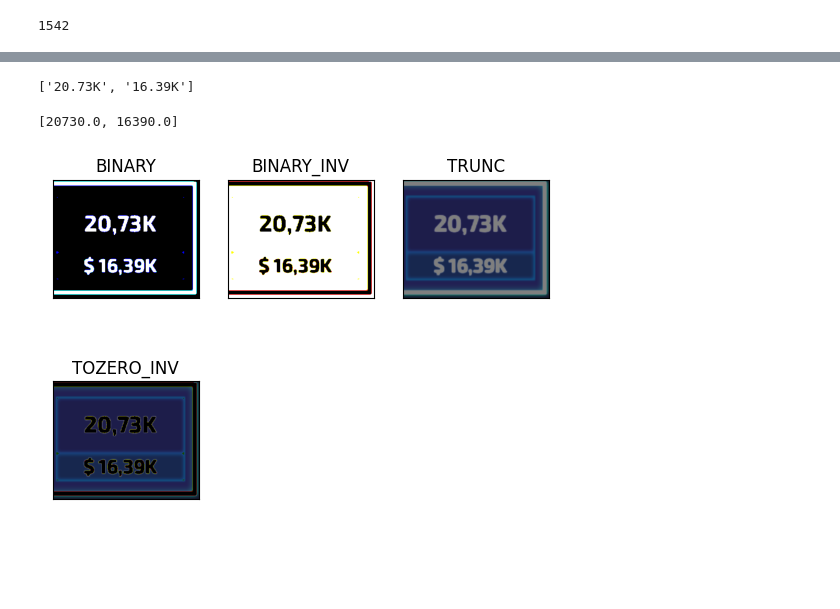
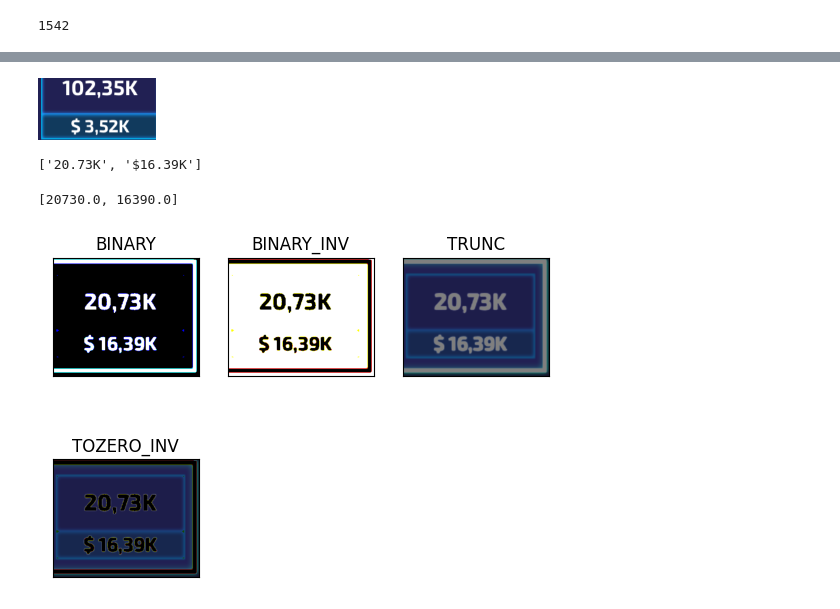
Before and after one commit to Stanslas55/TowerAiProject, a Jupyter notebook: screen_capture.ipynb, the cells around one changed output, grey strips where cells are left out. Drawn from its saved outputs; the diff is of its cells as text; code cells hidden in the pictures; blank space fills up the shorter version.

```diff
--- a/screen_capture.ipynb
+++ b/screen_capture.ipynb
@@ -46,32 +48,32 @@ pyautogui.screenshot(region=main_screen)
 # %%
-stat_box_width = 532 # 1065 / 2
-stat_box_height = 215 # 430 / 2
+stat_box_width = 532 / 2
+stat_box_height = 215 / 2
 
-X_stat_box = main_screen[0] + 1385
-Y_stat_box = 1380
+X_stat_box = main_screen[0] + 1385 / 2
+Y_stat_box = 1380 / 2
 
-stride = 10
+stride = 5
 
-X_retry = main_screen[0] + 1542
-Y_retry = 1567
+X_retry = main_screen[0] + 1542 / 2
+Y_retry = 1567 / 2
 
 # loc variables contain starting X and Y, then Width and Height of the box.
-locTL = (X_stat_box + stat_box_width / 2, Y_stat_box, stat_box_width / 2, stat_box_height)
+locTL = (X_stat_box + stat_box_width / 2, Y_stat_box + 30, stat_box_width / 2 - 15, stat_box_height - 45)
 # center variables contains the center of the boxes, to click later when needed.
 centerTL = (X_stat_box + stat_box_width / 2, Y_stat_box + stat_box_height / 2)
 
-locTR = (X_stat_box + stat_box_width + stride + stat_box_width / 2, Y_stat_box, stat_box_width / 2, stat_box_height)
+locTR = (X_stat_box + stat_box_width + stride + stat_box_width / 2, Y_stat_box + 29, stat_box_width / 2 - 15, stat_box_height - 45)
 centerTR = (X_stat_box + stat_box_width + stride + stat_box_width / 2, Y_stat_box + stat_box_height / 2)
 
-locBR = (X_stat_box + stat_box_width + stride + stat_box_width / 2, Y_stat_box + stat_box_height, stat_box_width / 2, stat_box_height)
+locBR = (X_stat_box + stat_box_width + stride + stat_box_width / 2, Y_stat_box + stat_box_height + 35, stat_box_width / 2 - 40, stat_box_height - 45)
 centerBR = (X_stat_box + stat_box_width + stride + stat_box_width / 2, Y_stat_box + stat_box_height + stat_box_height / 2)
 
 # Need to find the Sword, Shield, Star position and centers. Same proccess than before.
-X_tab_box = main_screen[0] + 1357
-Y_tab_box = 1973
+X_tab_box = main_screen[0] + 1357 / 2
+Y_tab_box = 1973 / 2
 
-tab_box_width = 279.5 #559 / 2
-tab_box_height = 106
+tab_box_width = 279.5 / 2
+tab_box_height = 106 / 2
 
 locSword = (X_tab_box, Y_tab_box, tab_box_width, tab_box_height)
 centerSword = (X_tab_box + tab_box_width / 2, Y_tab_box + tab_box_height / 2)
@@ -80,4 +82,4 @@ locShield = (X_tab_box + tab_box_width + stride / 4, Y_tab_box, tab_box_width, t
 centerShield = (X_tab_box + tab_box_width + stride / 4 + tab_box_width / 2, Y_tab_box + tab_box_height / 2)
 
 locRetry = (X_retry, Y_retry, 346, 180)
-centerRetry = (X_retry + 346 / 2, Y_retry + 180 / 2)
+centerRetry = (X_retry + 346 / 4, Y_retry + 180 / 4)
@@ -90,3 +86,7 @@ Degats.show()
+# %%
+pyautogui.screenshot(region=locTL)
+# %% [output]
+[figure, added]
 # %%
 def click(item):
     pyautogui.click(x=item[0], y=item[1], clicks=1, button='left')
@@ -104,6 +105,6 @@ import pytesseract
 # %%
 # In the case of "Dégats" we have to make this little processing.
-sleep(5)
+
 screen_to_ocr = pyautogui.screenshot(region=locTL)
 
 Degats_OCR = pytesseract.image_to_string(screen_to_ocr)
@@ -116,7 +117,7 @@ Degats_OCR = [i.replace('$ ', '') for i in Degats_OCR]
 
 print(Degats_OCR)
 # %% [output]
-['20.73K', '16.39K']
+['20.73K', '$16.39K']
 # %%
 def letter_to_number(x):
     if 'K' in x:
```
Also changed, not shown: parts of 5 cells of this notebook, 11 other files.
